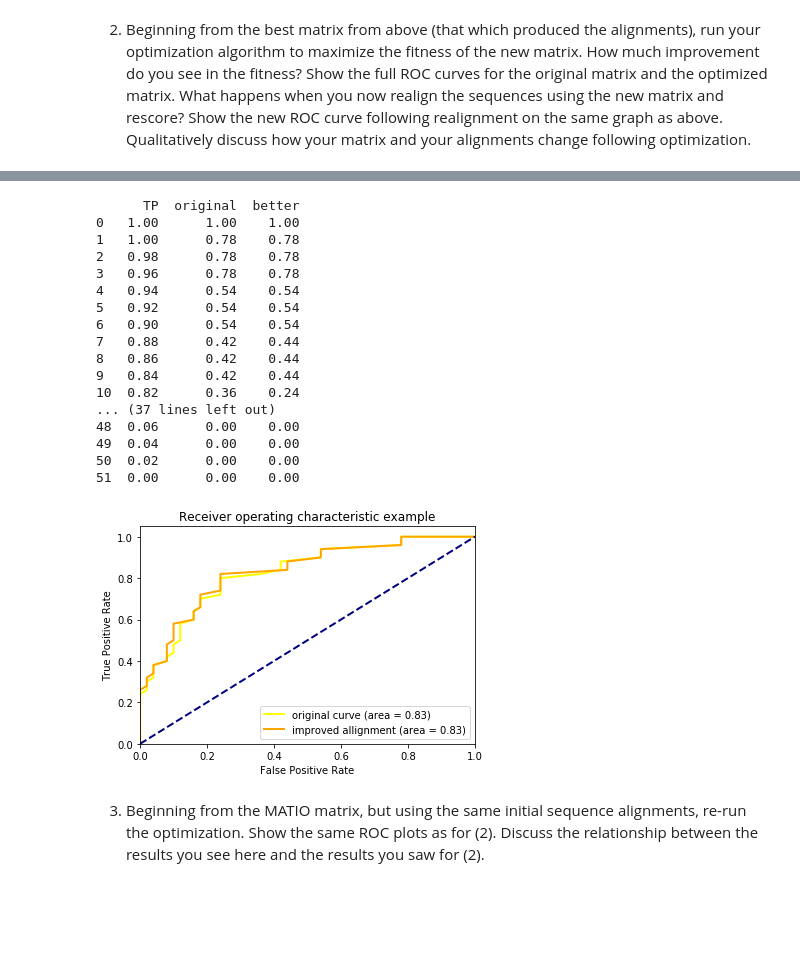
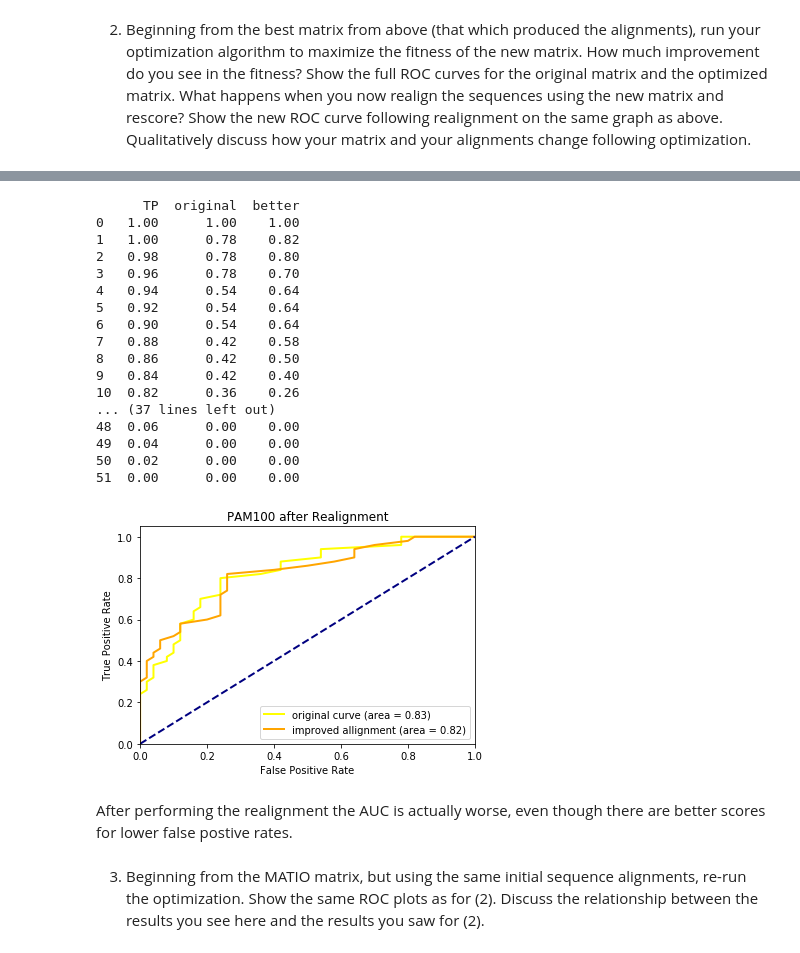
Before and after one commit to enrach21/HW3_skeleton, a Jupyter notebook: HW3_Ian_Jones.ipynb, the cells around one changed output, grey strips where cells are left out. Saved outputs shown, nothing was run; the diff lists cells and outputs as text; code cells hidden in the pictures; blank space fills up the shorter version.

```diff
--- a/HW3_Ian_Jones.ipynb
+++ b/HW3_Ian_Jones.ipynb
@@ -421,6 +352,6 @@ align1 = alignment_df.alignment1 # Fixed allignments based on best matrix
 align2 = alignment_df.alignment2 # Fixed allignments based on best matrix
 known = alignment_df.known # 1 if pos control, zero if negative control
 best_m = algs.test('PAM100', align1, align2, g, e, known)
-orginal_m = algs.readMatrix('PAM100')
+org_m = algs.readMatrix('PAM100')
 # %% [output]
 the best score is...
@@ -443,7 +372,7 @@ for i in range(50):
     pos = np.append(pos,tp)
 final_df=pd.DataFrame({'TP': pos})
 
-mat = [orig_m, best_m]
+mat = [org_m, best_m]
 names = ['original', 'better']
 for i in range(len(mat)):
     t = algs.get_scores(align1, align2, mat[i], g, e, known)
@@ -468,7 +397,7 @@ plt.xlim([0.0, 1.0])
 plt.ylim([0.0, 1.05])
 plt.xlabel('False Positive Rate')
 plt.ylabel('True Positive Rate')
-plt.title('Receiver operating characteristic example')
+plt.title('PAM100 before Realignment')
 plt.legend(loc="lower right")
 plt.show()
 # %% [output]
@@ -502,51 +433,53 @@ for i in range(50):
 final_df=pd.DataFrame({'TP': pos})
 final_df
 
-mat = [orig_m, best_m]
+mat = [org_m, best_m]
 names = ['original', 'better']
 for i in range(len(mat)):
     temp_df = algs.test_known(g, e, mat[i]) # Makes a df with all pos and neg controls scores
     FP = algs.score(temp_df, names[i])
     final_df = pd.concat([final_df, FP], axis=1)
 
 top_row = pd.DataFrame({'TP':[1],'original':[1],'better':[1]}) # add 100% everytime
 bottom_row = pd.DataFrame({'TP':[0],'original':[0],'better':[0]}) # add no positives
 final_df = pd.concat([top_row, final_df]).reset_index(drop = True)
 final_df= pd.concat([final_df, bottom_row ]).reset_index(drop = True)
 print(final_df)
 # Plot the ROC
 plt.figure()
 lw = 2
 plt.plot(final_df.original, final_df.TP, color='yellow',
          lw=lw, label='original curve (area = %0.2f)' % metrics.auc(final_df.original, final_df.TP))
 plt.plot(final_df.better, final_df.TP, color='orange',
          lw=lw, label='improved allignment (area = %0.2f)' % metrics.auc(final_df.better, final_df.TP))
 plt.plot([0, 1], [0, 1], color='navy', lw=lw, linestyle='--')
 plt.xlim([0.0, 1.0])
 plt.ylim([0.0, 1.05])
 plt.xlabel('False Positive Rate')
 plt.ylabel('True Positive Rate')
-plt.title('Receiver operating characteristic example')
+plt.title('PAM100 after Realignment')
 plt.legend(loc="lower right")
 plt.show()
 # %% [output]
       TP  original  better
 0   1.00      1.00    1.00
-1   1.00      0.78    0.78
-2   0.98      0.78    0.78
-3   0.96      0.78    0.78
-4   0.94      0.54    0.54
-5   0.92      0.54    0.54
-6   0.90      0.54    0.54
-7   0.88      0.42    0.44
-8   0.86      0.42    0.44
-9   0.84      0.42    0.44
-10  0.82      0.36    0.24
+1   1.00      0.78    0.82
+2   0.98      0.78    0.80
+3   0.96      0.78    0.70
+4   0.94      0.54    0.64
+5   0.92      0.54    0.64
+6   0.90      0.54    0.64
+7   0.88      0.42    0.58
+8   0.86      0.42    0.50
+9   0.84      0.42    0.40
+10  0.82      0.36    0.26
 ... (37 lines left out)
 48  0.06      0.00    0.00
 49  0.04      0.00    0.00
 50  0.02      0.00    0.00
 51  0.00      0.00    0.00
-[figure, old version]
+[figure, new version]
+# %% [markdown]
+After performing the realignment the AUC is actually worse, even though there are better scores for lower false postive rates.
 # %% [markdown]
 3. Beginning from the MATIO matrix, but using the same initial sequence alignments, re-run the optimization. Show the same ROC plots as for (2). Discuss the relationship between the results you see here and the results you saw for (2).
```
Also changed, not shown: parts of 18 cells of this notebook, 1 other file.
